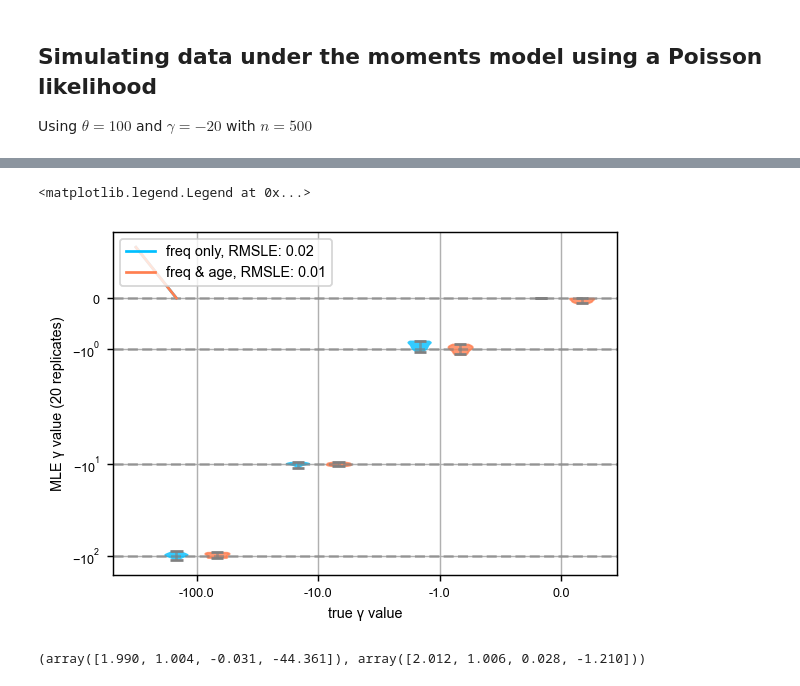
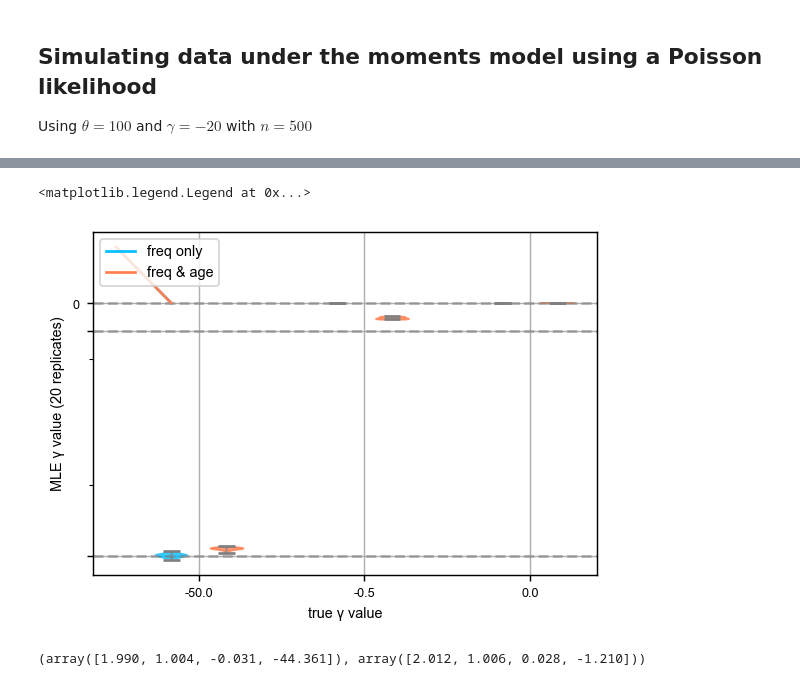
Before and after one commit to VivaswatS/selCoefEst, a Jupyter notebook: changingpopsizesims.ipynb, the cells around one changed output, grey strips where cells are left out. Drawn from its saved outputs; the diff is of its cells as text; code cells hidden in the pictures.

Commit message:
error in allele age est (not tested) & multiple mut rates est from moments sims

```diff
--- a/changingpopsizesims.ipynb
+++ b/changingpopsizesims.ipynb
@@ -816,0 +852,31 @@ plt.plot([-100,-10,-1,0],np.std(parestfreq,axis=1)/np.std(parestage,axis=1),'k-o
+# %%
+## estimate gamma using moments framework
+nsims = 16
+parestfreq = np.zeros((3,nsims))
+parestage = np.zeros((3,nsims))
+for ig, g in enumerate([-50.,-.5,0.]):
+    fs = moments.LinearSystem_1D.steady_state_1D(2000, gamma=2*g, theta=400)
+    fs = moments.Spectrum(fs)
+    fs.integrate(nu_func, 1.09, gamma=2*g, dt_fac=0.001, theta=400)
+    fs = fs.project([100])
+    fs[(fs<0) | (fs>1e3)] = 0
+
+    fsa = run_mom_iterate_changing(100, 2*g/(Nc[0]/2), Nc/2, 400, {})
+    fsa[(fsa<0) | (fsa>1e3)] = 0
+
+    for n in range(nsims):
+        sfs = np.zeros(len(fs))
+        for i in range(1,len(fs)-1):
+            sfs[i] = rng.poisson(fs[i],1)
+
+        mask = np.zeros_like(fsa); mask[0,:] = 1; mask[:,0] = 1
+        SMS = np.zeros_like(fsa)
+        for i in range(1,SMS.shape[0]):
+            for j in range(1,SMS.shape[1]):
+                if ~np.isnan(fsa[-i,j]):
+                    SMS[i,j] = rng.poisson(fsa[-i,j],1)
+        SMSmask = np.ma.array(SMS,mask=mask)
+
+        parestfreq[ig,n] = -10**sp.optimize.minimize_scalar(get_ll_freqdemchanging,args=({'sfs':sfs,'theta':400,'p_misid':0,'nu':nu_func,'T':1.09},100),).x
+        parestage[ig,n] = -10**sp.optimize.minimize_scalar(get_ll_freqagedemchanging,args=({'sms':SMSmask,'theta':400,'Nc':Nc,'p_misid':0},100),).x
+        print(parestfreq[ig,n], parestage[ig,n])
@@ -834,38 +921,39 @@ def setViolColors(bp):
     # plt.setp(bp['cbars'][1], color='coral')
     # plt.setp(bp['caps'][3], color='coral')
     # plt.setp(bp['whiskers'][2], color='coral')
     # plt.setp(bp['whiskers'][3], color='coral')
     # plt.setp(bp['fliers'][1], color='coral')
     # plt.setp(bp['medians'][1], color='coral')
 
 fig = plt.figure(dpi=130)
 ax = plt.axes()
-s = np.array([-100.,-10.,-1.,0])
+s = np.array([-50,-0.5,0]) #np.array([-100.,-10.,-1.,0])
 # hold(True)
 
 for i in range(len(s)):
     # bp = plt.boxplot([parestfreq[i,~np.isnan(parestfreq[i,:])],parestage[i,~np.isnan(parestage[i,:])]],positions=[3*i+1,3*i+2], widths=0.6,flierprops=dict(marker='x',markersize=5,alpha=0.5),)
     # setBoxColors(bp)
     vp = plt.violinplot([parestfreq[i,:],parestage[i,:]],positions=[3*i+1,3*i+2], widths=0.6,)
     setViolColors(vp)
     plt.axhline(s[i],color='grey',ls='--',alpha=0.6)
 
 # bp = plt.boxplot([parestfreq0,parestage0],positions=[16,17],widths=0.6,flierprops=dict(marker='x',markersize=5,alpha=0.5))
 # setBoxColors(bp)
 # vp = plt.violinplot([-parestfreq[-1,:],-parestage[-1,:]],positions=[9,10],widths=0.6,)
 # setViolColors(vp)
 # plt.axhline(0.,color='grey',ls='--',alpha=0.6);
 
 # ax.set_xticks([1.5,4.5,7.5,10.5,13.5,16.5]); ax.set_xticklabels(np.ravel(s.tolist()+[0.])); ax.set_yscale('symlog');
-ax.set_xticks([1.5,4.5,7.5,10.5]); ax.set_xticklabels(np.ravel(s.tolist())); ax.set_yscale('symlog'); ax.set_yticks([-100.,-10.,-1.,0,]); plt.grid()
+ax.set_xticks([1.5,4.5,7.5]); ax.set_xticklabels(np.ravel(s.tolist())); ax.set_yscale('symlog'); ax.set_yticks(s); plt.grid()
 
-hB, = plt.plot([1,0],'-',color='deepskyblue'); hR, = plt.plot([1,0],'-',color='coral'); hB.set_visible(True); hR.set_visible(True)
+hB, = plt.plot([1,0],'-',color='deepskyblue'); hR, = plt.plot([1,0],'-',color='coral'); #hB.set_visible(True); hR.set_visible(True)
 plt.xlabel('true γ value'); plt.ylabel('MLE γ value (20 replicates)')
-plt.legend((hB, hR),('freq only, RMSLE: {:.2f}'.format(np.sqrt(np.mean((np.log10(-s[:-1])-np.log10(np.mean(-parestfreq[:-1,:],axis=1)))**2))), 'freq & age, RMSLE: {:.2f}'.format(np.sqrt(np.mean((np.log10(-s[:-1])-np.log10(np.mean(-parestage[:-1,:],axis=1)))**2)))),loc='upper left')
+# plt.legend((hB, hR),('freq only, RMSLE: {:.2f}'.format(np.sqrt(np.mean((np.log10(-s[:-1])-np.log10(np.mean(-parestfreq[:-1,:],axis=1)))**2))), 'freq & age, RMSLE: {:.2f}'.format(np.sqrt(np.mean((np.log10(-s[:-1])-np.log10(np.mean(-parestage[:-1,:],axis=1)))**2)))),loc='upper left')
+plt.legend((hB, hR),('freq only','freq & age'),loc='upper left')
 # plt.savefig("../figs/MLEfreqage2.pdf")
 # %% [output]
 <matplotlib.legend.Legend at 0x...>
-[figure, old version]
+[figure, new version]
 # %%
 np.log10(np.mean(-parestfreq,axis=1)), np.log10(np.mean(-parestage,axis=1))
 # %% [output]
```
Also changed, not shown: parts of 29 cells of this notebook, 3 other files.
